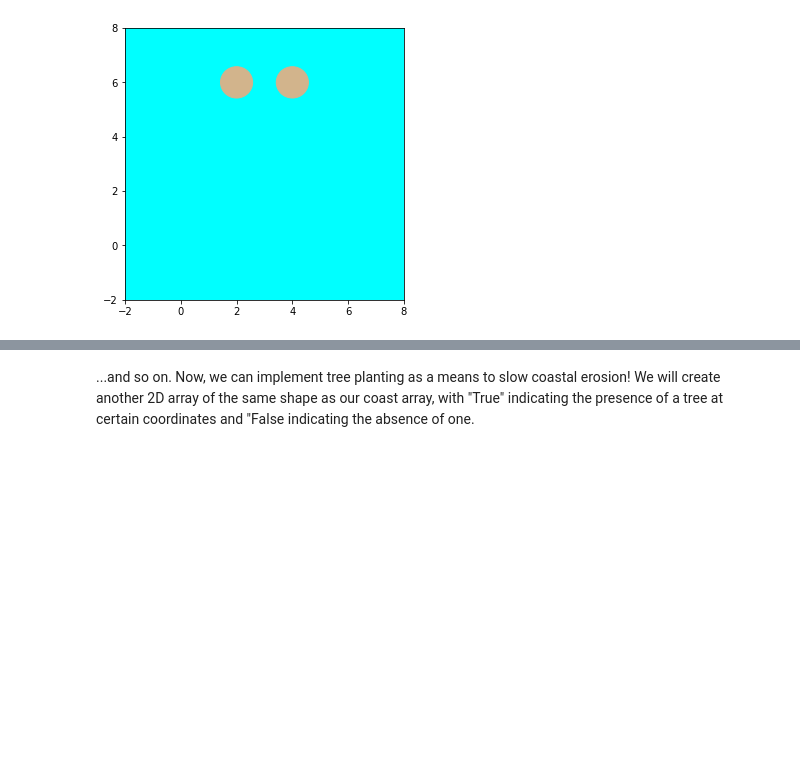
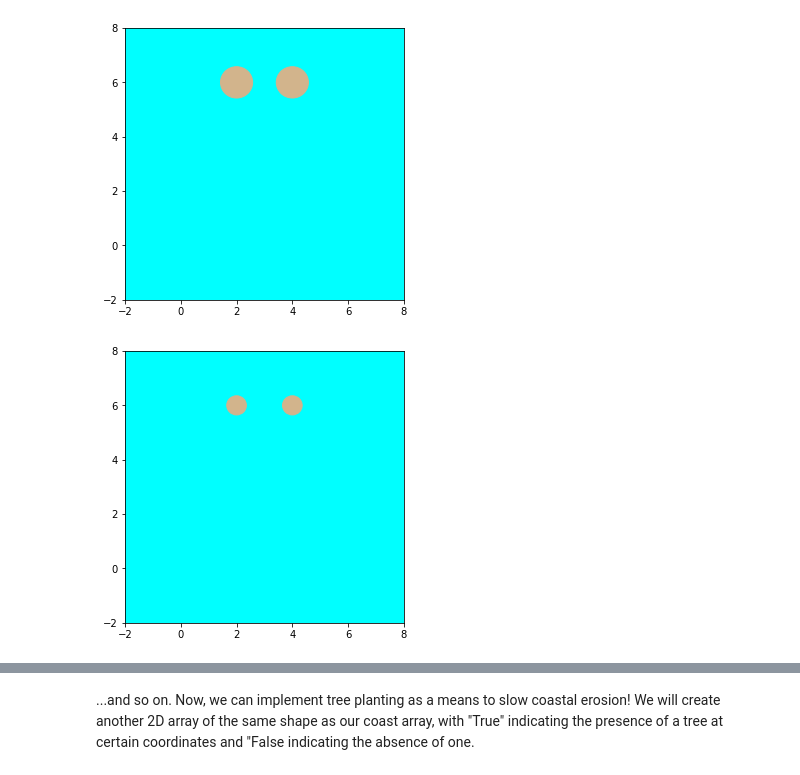
Before and after one commit to dcperriseau/Coastline-Capstone-, a Jupyter notebook: erosion_model.ipynb, the cells around one changed output, grey strips where cells are left out. Saved outputs shown, nothing was run; the diff lists cells and outputs as text; code cells hidden in the pictures; blank space fills up the shorter version.

Commit message:
Landmass plots/quantification

```diff
--- a/erosion_model.ipynb
+++ b/erosion_model.ipynb
@@ -130,21 +140,31 @@ ax.figure
 [figure]
 # %%
 graphical_timestep(coast)
+area_progression.append(np.sum(coast))
 ax.figure
 # %% [output]
 [figure]
 # %%
 graphical_timestep(coast)
+area_progression.append(np.sum(coast))
 ax.figure
 # %% [output]
 [figure]
 # %%
 graphical_timestep(coast)
+area_progression.append(np.sum(coast))
 ax.figure
 # %% [output]
 [figure]
 # %%
 graphical_timestep(coast)
+area_progression.append(np.sum(coast))
 ax.figure
 # %% [output]
 [figure]
+# %%
+graphical_timestep(coast)
+area_progression.append(np.sum(coast))
+ax.figure
+# %% [output]
+[figure, added]
```
Also changed, not shown: parts of 84 cells of this notebook.
